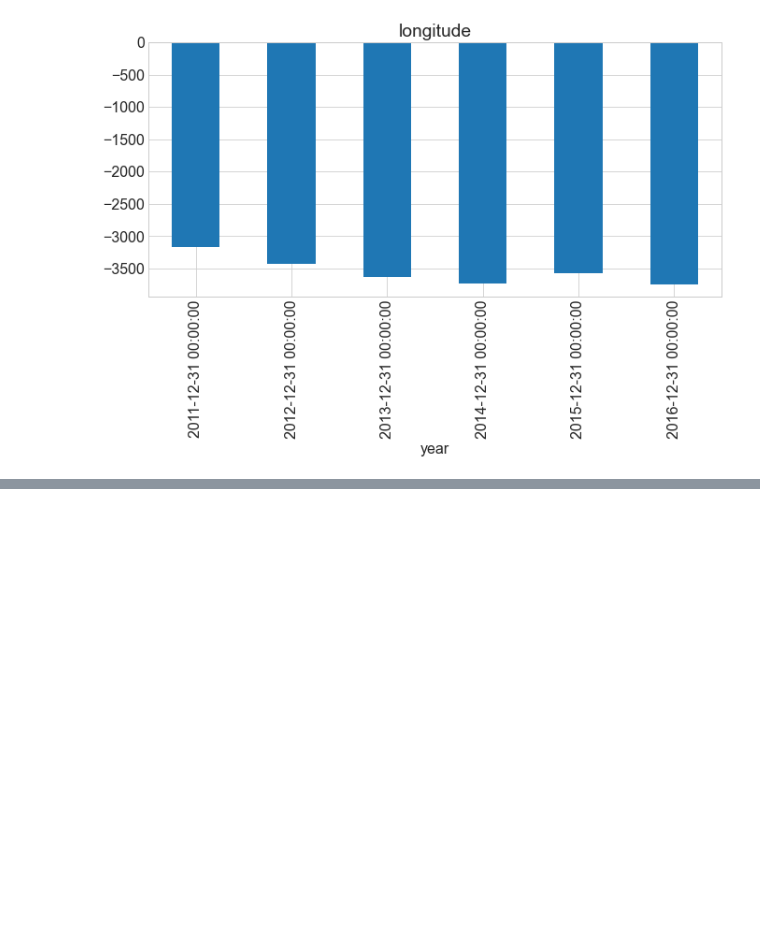
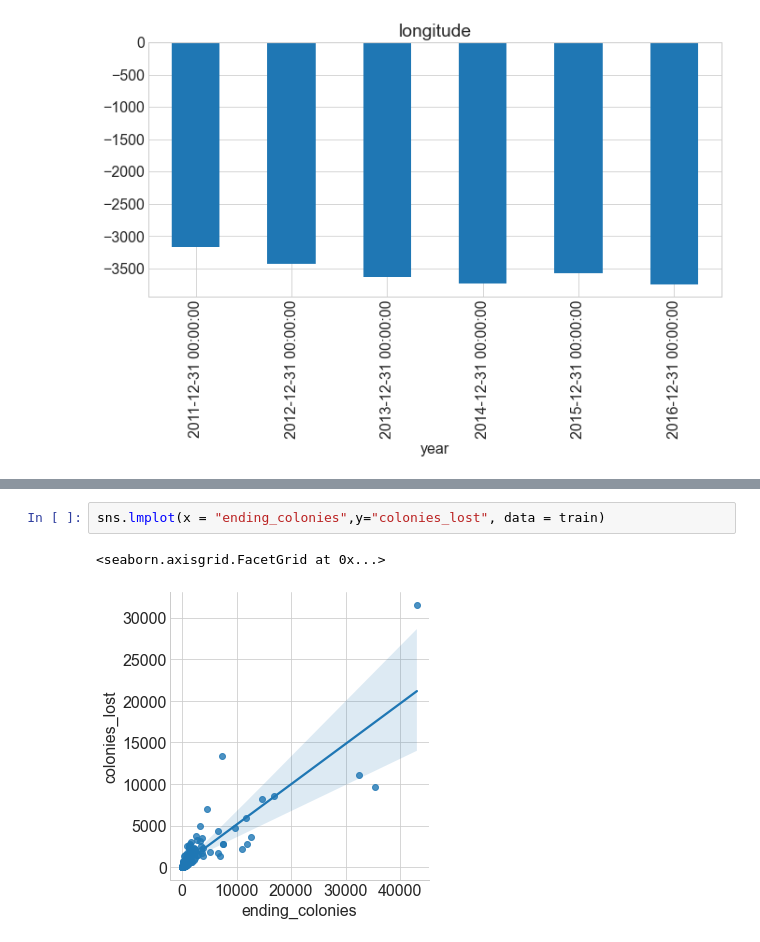
Before and after one commit to Honey-Bee-Roundup-Capstone/rajesh, a Jupyter notebook: explore.ipynb, the cells around one changed output, grey strips where cells are left out. Saved outputs shown, nothing was run; the diff lists cells and outputs as text; blank space fills up the shorter version.

```diff
--- a/explore.ipynb
+++ b/explore.ipynb
@@ -188,0 +220,5 @@ for col in train[train.state=="california"].drop(columns = ["state","season"]):
+# %%
+sns.lmplot(x = "ending_colonies",y="colonies_lost", data = train)
+# %% [output]
+<seaborn.axisgrid.FacetGrid at 0x...>
+[figure, added]
```
Also changed, not shown: parts of 30 cells of this notebook.
